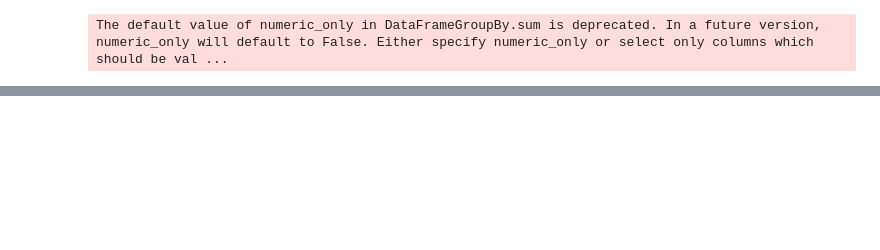
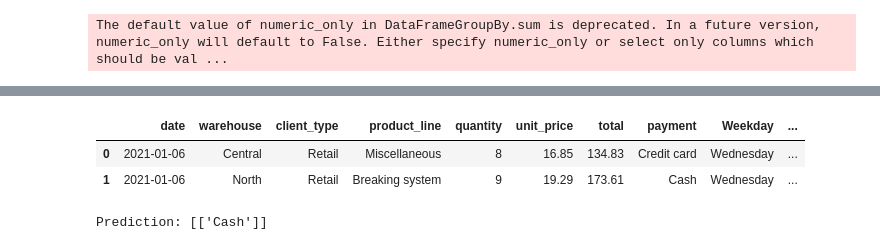
Before and after one commit to adejumoridwan/Motorcycle-Sales-Dashboard, a Jupyter notebook: analysis.ipynb, the cells around one changed output, grey strips where cells are left out. Drawn from its saved outputs; the diff is of its cells as text; code cells hidden in the pictures; blank space fills up the shorter version.

```diff
--- a/analysis.ipynb
+++ b/analysis.ipynb
@@ -115,0 +234,30 @@ The default value of numeric_only in DataFrameGroupBy.sum is deprecated. In a fu
+# %%
+sales.head(2
+)
+# %% [output]
+|  | date | warehouse | client_type | product_line | quantity | unit_price | total | payment | Weekday | ... |
+| 0 | 2021-01-06 | Central | Retail | Miscellaneous | 8 | 16.85 | 134.83 | Credit card | Wednesday | ... |
+| 1 | 2021-01-06 | North | Retail | Breaking system | 9 | 19.29 | 173.61 | Cash | Wednesday | ... |
+# %%
+# New data for prediction
+new_data = pd.DataFrame({
+    'warehouse': ['North'],
+    'client_type': ['Retail'],
+    'product_line': ['Breaking system'],
+    'Weekday': ['Wednesday'],
+    'Month': ['January'],
+    'quantity': [9],
+    'unit_price': [19.29]
+})
+
+# Perform label encoding on categorical features
+for feature in cat_features:
+    encoder = LabelEncoder()
+    new_data[feature] = encoder.fit_transform(new_data[feature])
+
+# Make prediction on new data
+prediction = model.predict(new_data)
+
+print("Prediction:", prediction)
+# %% [output]
+Prediction: [['Cash']]
```
Also changed, not shown: parts of 12 cells of this notebook, 4 other files.
